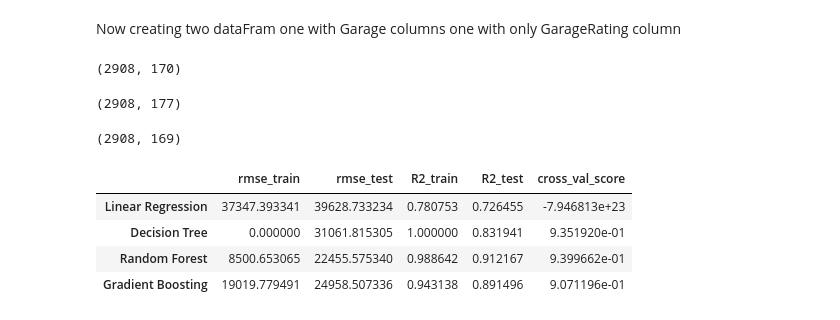
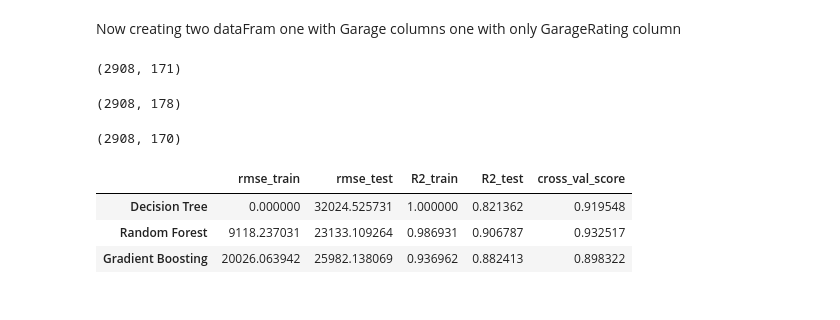
Before and after one commit to rahmankhan2241/House-Price-Prediction-Kaggle-Competition, a Jupyter notebook: Final_Model.ipynb, the cells around one changed output. Saved outputs shown, nothing was run; the diff lists cells and outputs as text; code cells hidden in the pictures.

```diff
--- a/Final_Model.ipynb
+++ b/Final_Model.ipynb
@@ -225,4 +222,2 @@ From above metrix it is very much clear that i can remove any one of the Feature
 # %%
-print(df.shape)
-df.drop('GarageCond', axis = 1, inplace = True)
-df.shape
+df.drop('GarageArea', axis = 1, inplace = True)
@@ -234,3 +223,0 @@ Now if we look then <code>GarageCars</code> is like a gimmy column when we have
-# %%
-df.drop('GarageCars', axis = 1, inplace = True)
-df.shape
@@ -335,11 +320,11 @@ No_Garage_rating_df = df.drop('GarageRating', axis = 1) ## Does not contain Gara
 # %%
 Garage_rating_df.shape
 # %% [output]
-(2908, 170)
+(2908, 171)
 # %%
 No_Garage_rating_df.shape
 # %% [output]
-(2908, 177)
+(2908, 178)
 # %%
 # Adding SalePrice into my main data for further splitting process
 df['SalePrice'] = old_df['SalePrice']
@@ -358,6 +333,7 @@ def scaling_data(X_train, X_test):
 ## Importing Models to check for accuracy
 # Import popular regression models
 import numpy as np
+from sklearn.preprocessing import StandardScaler , OneHotEncoder
 from sklearn.linear_model import LinearRegression
 from sklearn.tree import DecisionTreeRegressor
 from sklearn.ensemble import RandomForestRegressor, GradientBoostingRegressor
@@ -365,7 +341,6 @@ from sklearn.model_selection import train_test_split
 
 # Create a dictionary of models
 models = {
-    'Linear Regression': LinearRegression(),
     'Decision Tree': DecisionTreeRegressor(),
     'Random Forest': RandomForestRegressor(),
     'Gradient Boosting': GradientBoostingRegressor(),
@@ -379,9 +354,11 @@ from sklearn.model_selection import cross_val_score
 
 # Function to evaluate models
 def evaluate_models(df, models):
+
+    X , Y = df.drop('SalePrice', axis = 1), df.SalePrice   ## for cross val chcekcing
     ## Splitting traintest data
-    X_train, X_test, y_train, y_test = train_test_split(df.drop('SalePrice', axis = 1), df.SalePrice, random_state = 42)
-    X , Y = df.drop('SalePrice', axis = 1), df.SalePrice   ## for cross val chcekcin
+    X_train, X_test, y_train, y_test = train_test_split(X, Y, random_state = 42)
+
 
     ## scaling the X data
     X_scaled = StandardScaler().fit_transform(X)
@@ -402,35 +379,34 @@ def evaluate_models(df, models):
 
         # Make predictions
         y_pred_test = model.predict(X_test)
         y_pred_train = model.predict(X_train)
 
         ## doing cross validation
         cv_score = np.mean(cross_val_score(model, X , Y, cv = 5))
 
         # Calculate metrics
         rmse_train = rmse(y_train, y_pred_train)
         rmse_test = rmse(y_test, y_pred_test)
         R2_train = r2_score(y_train, y_pred_train)
         R2_test = r2_score(y_test, y_pred_test)
 
         results[name] = {
             'rmse_train': rmse_train,
             'rmse_test': rmse_test,
             'R2_train' : R2_train,
             'R2_test': R2_test,
             'cross_val_score': cv_score
         }
     print(X.shape)
 
     return pd.DataFrame(results).T
 
 # Evaluate all models for with Garage column
 results = evaluate_models(Garage_rating_df , models)
 results
 # %% [output]
-(2908, 169)
+(2908, 170)
 |  | rmse_train | rmse_test | R2_train | R2_test | cross_val_score |
-| Linear Regression | 37347.393341 | 39628.733234 | 0.780753 | 0.726455 | -7.946813e+23 |
-| Decision Tree | 0.000000 | 31061.815305 | 1.000000 | 0.831941 | 9.351920e-01 |
-| Random Forest | 8500.653065 | 22455.575340 | 0.988642 | 0.912167 | 9.399662e-01 |
-| Gradient Boosting | 19019.779491 | 24958.507336 | 0.943138 | 0.891496 | 9.071196e-01 |
+| Decision Tree | 0.000000 | 32024.525731 | 1.000000 | 0.821362 | 0.919548 |
+| Random Forest | 9118.237031 | 23133.109264 | 0.986931 | 0.906787 | 0.932517 |
+| Gradient Boosting | 20026.063942 | 25982.138069 | 0.936962 | 0.882413 | 0.898322 |
```
Also changed, not shown: parts of 58 cells of this notebook.
